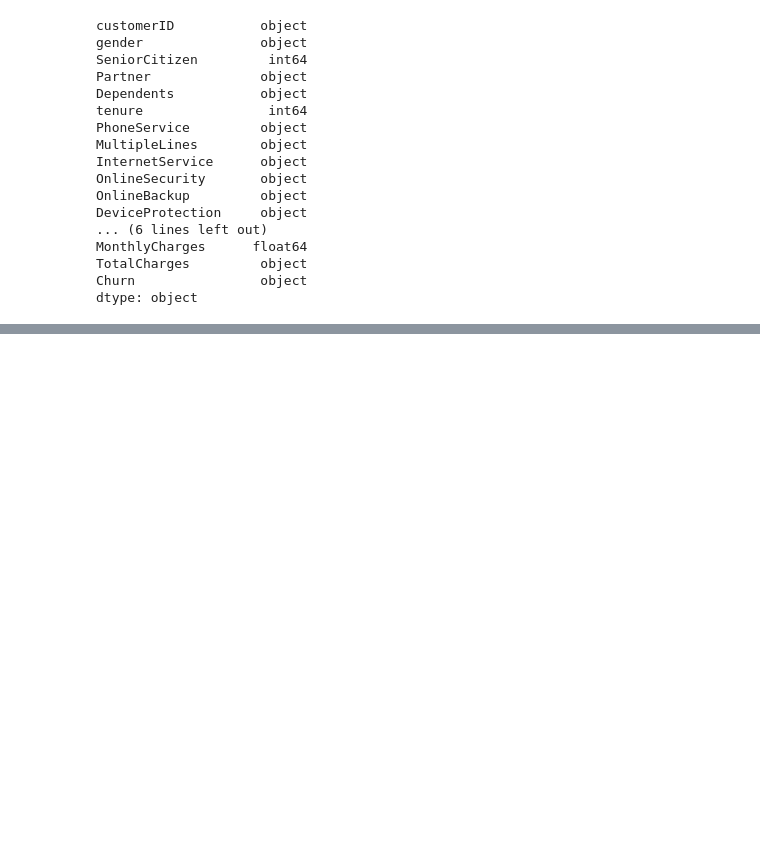
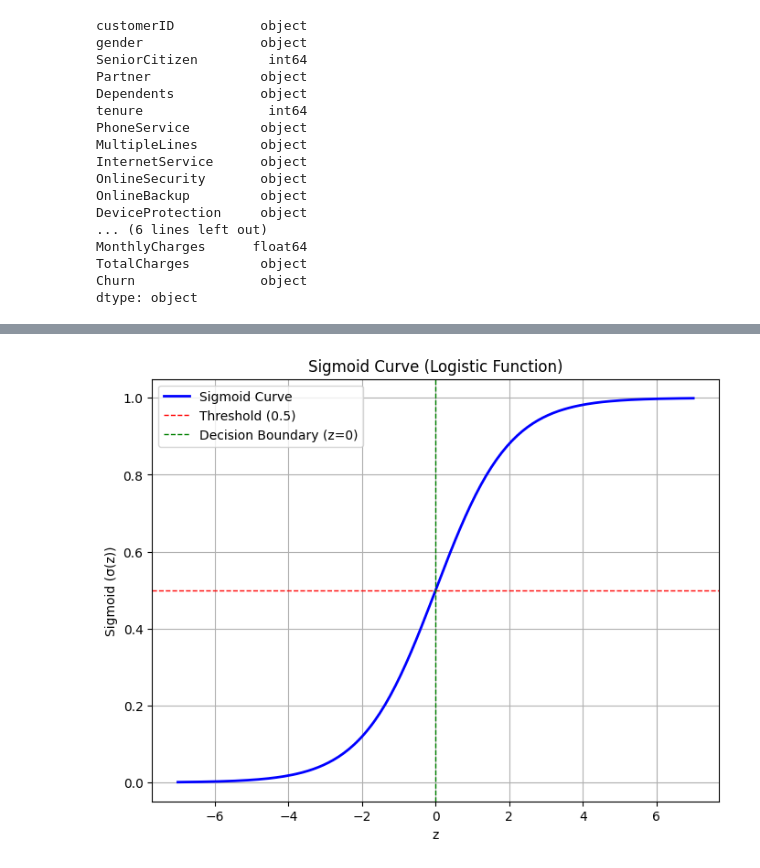
Before and after one commit to badrinarayanan02/machine_learning, a Jupyter notebook: 2348507_lab5.ipynb, the cells around one changed output, grey strips where cells are left out. Drawn from its saved outputs; the diff is of its cells as text; code cells hidden in the pictures; blank space fills up the shorter version.

```diff
--- a/2348507_lab5.ipynb
+++ b/2348507_lab5.ipynb
@@ -70,0 +234,24 @@ Getting correlation between churn and other variables
+# %%
+# sigmoid logistic function
+def sigmoid(z):
+    return 1 / (1 + np.exp(-z))
+
+# Create a range of values for z
+z = np.linspace(-7, 7, 200)
+
+# Calculate the corresponding sigmoid values
+sigmoid_values = sigmoid(z)
+
+# Plot the sigmoid curve
+plt.figure(figsize=(8, 6))
+plt.plot(z, sigmoid_values, label='Sigmoid Curve', color='blue', lw=2)
+plt.xlabel('z')
+plt.ylabel('Sigmoid (σ(z))')
+plt.title('Sigmoid Curve (Logistic Function)')
+plt.axhline(0.5, color='red', linestyle='--', lw=1, label='Threshold (0.5)')
+plt.axvline(0, color='green', linestyle='--', lw=1, label='Decision Boundary (z=0)')
+plt.legend(loc='upper left')
+plt.grid(True)
+plt.show()
+# %% [output]
+[figure, added]
```
Also changed, not shown: parts of 24 cells of this notebook.
